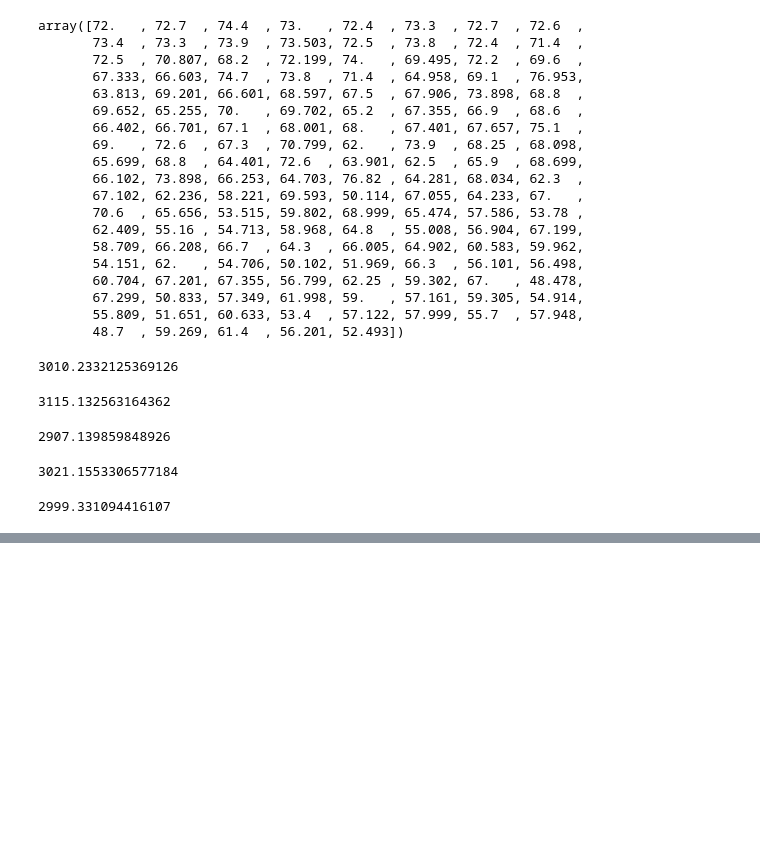
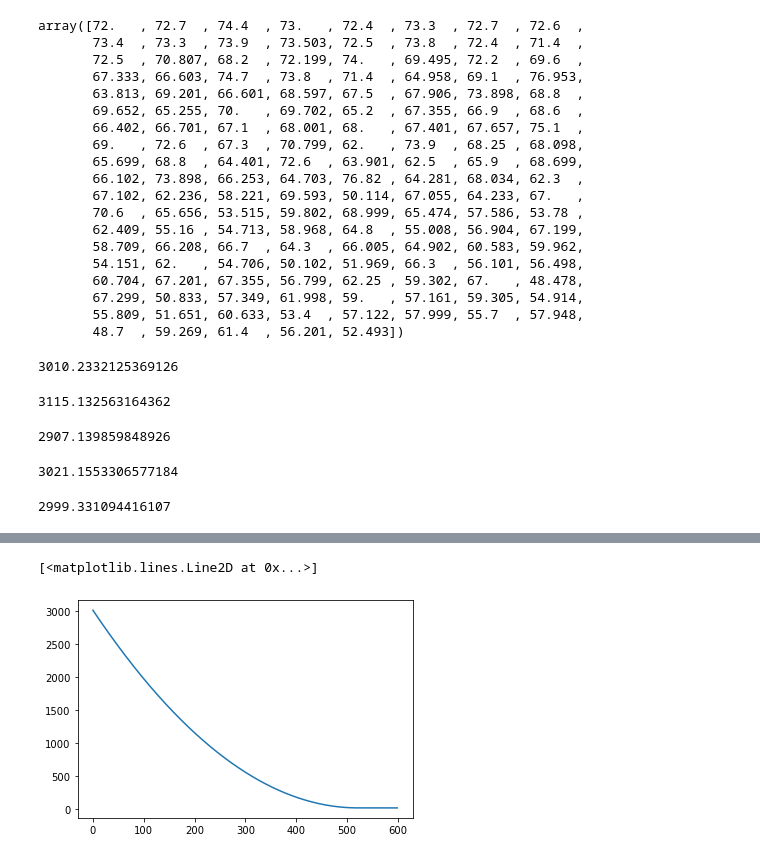
Before and after one commit to Heegu-han/AI, a Jupyter notebook: day_17.ipynb, the cells around one changed output, grey strips where cells are left out. Saved outputs shown, nothing was run; the diff lists cells and outputs as text; code cells hidden in the pictures; blank space fills up the shorter version.

```diff
--- a/day_17.ipynb
+++ b/day_17.ipynb
@@ -178,7 +178,7 @@ pred_y = w * X[:,0] + b
 error = ((y-pred_y)**2).mean()
 print(error)
 
-for epoch in range(100000):
+for epoch in range(100000): #epoch 반복을 나타낼때 씀.
     w_next = w
     b_next = b
 
@@ -190,7 +190,7 @@ for epoch in range(100000):
     pred_y = w2*X[:,0] + b
     error2 = ((y-pred_y)**2).mean()
 
-    if (error1<error) and (error1<error2):
+    if (error1<error) and (error1<=error2):
         w_next = w1
     if (error2<error) and (error2<error1):
         w_next = w2
@@ -203,7 +203,7 @@ for epoch in range(100000):
     pred_y = w*X[:,0] + b2
     error2 = ((y-pred_y)**2).mean()
 
-    if (error1<error) and (error1<error2):
+    if (error1<error) and (error1<=error2):
         b_next = b1
     if (error2<error) and (error2<error1):
         b_next = b2
@@ -212,7 +212,8 @@ for epoch in range(100000):
     b = b_next
     pred_y = w * X[:,0] + b
     error = ((y-pred_y)**2).mean()
-    if epoch%1000==0: print('%5d: %.2f, %.2f, %.5f' % (epoch, w, b, error))
+    if epoch%10==0:
+        print('%5d: %.2f, %.2f, %.5f' % (epoch, w, b, error))
 # %% [output]
 3010.2332125369126
     0: 1.00, 1.00, 3009.08424
@@ -233,0 +300,5 @@ for epoch in range(100000):
+# %%
+plt.plot(logs[:600])
+# %% [output]
+[<matplotlib.lines.Line2D at 0x...>]
+[figure, added]
```
Also changed, not shown: parts of 2 cells of this notebook.
